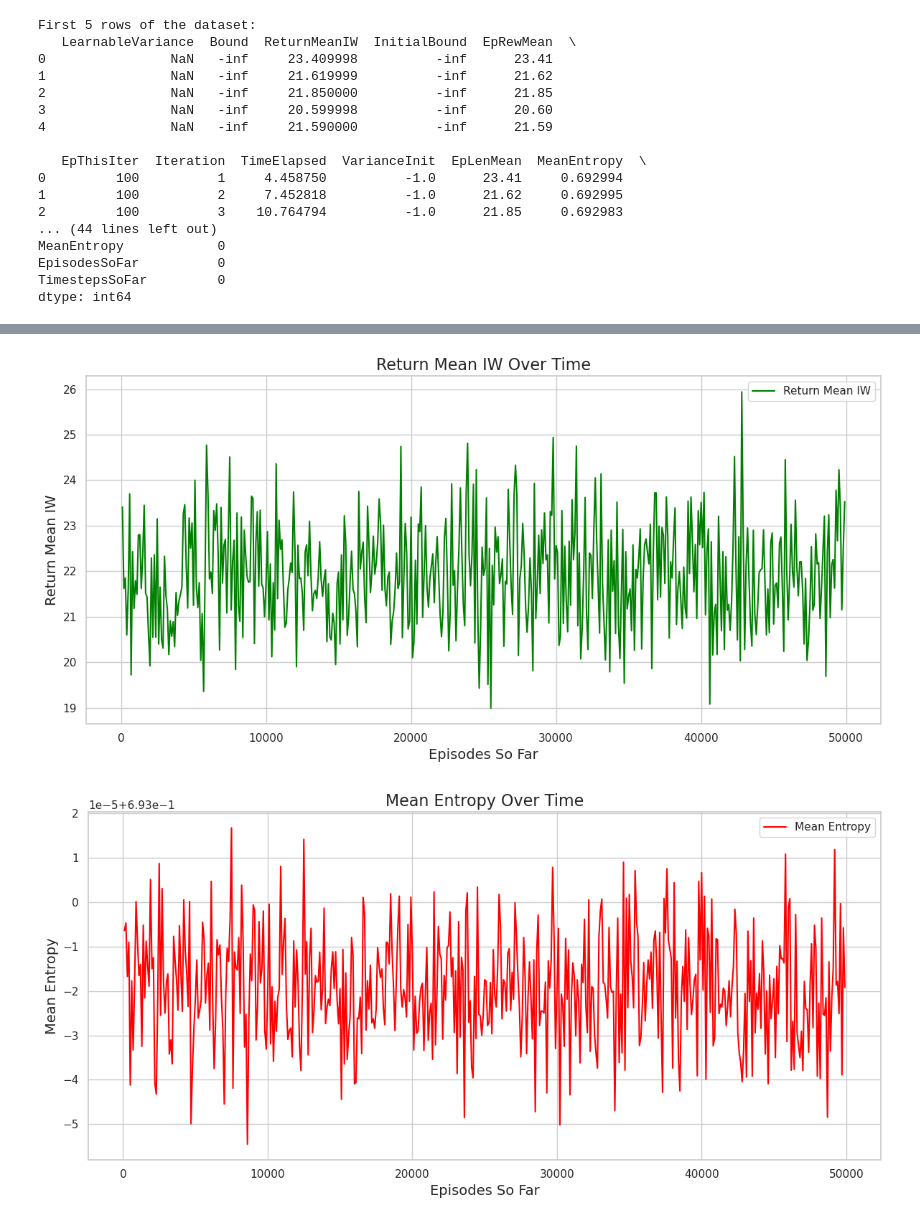
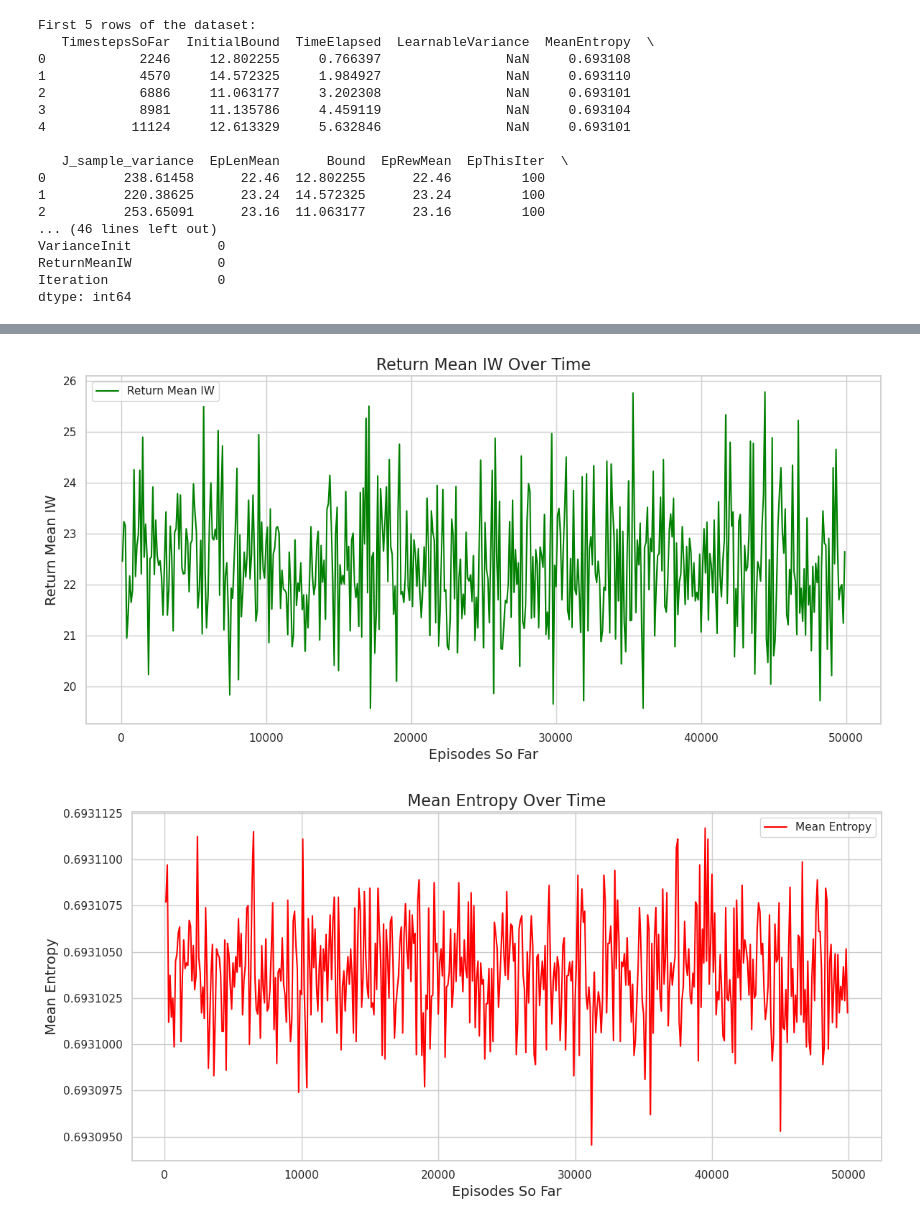
Before and after one commit to CVC-Lab/uai2023, a Jupyter notebook: output.ipynb, the cells around one changed output, grey strips where cells are left out. Drawn from its saved outputs; the diff is of its cells as text; code cells hidden in the pictures.

```diff
--- a/output.ipynb
+++ b/output.ipynb
@@ -7,7 +7,7 @@ import seaborn as sns
 # 1. Load the Data
 # -----------------------------
 # Replace 'data.csv' with the path to your CSV file if it's in a different directory
-data = pd.read_csv('logs/RLLAB.CARTPOLE_delta=0.4_seed=0_1726812261.6706479.csv')
+data = pd.read_csv('logs/RLLAB.CARTPOLE_delta=0.4_seed=0_1726853861.1413713.csv')
 
 # Display the first few rows to verify
 print("First 5 rows of the dataset:")
@@ -120,19 +120,19 @@ plt.tight_layout()
 plt.show()
 # %% [output]
 First 5 rows of the dataset:
-   LearnableVariance  Bound  ReturnMeanIW  InitialBound  EpRewMean  \
-0                NaN   -inf     23.409998          -inf      23.41
-1                NaN   -inf     21.619999          -inf      21.62
-2                NaN   -inf     21.850000          -inf      21.85
-3                NaN   -inf     20.599998          -inf      20.60
-4                NaN   -inf     21.590000          -inf      21.59
+   TimestepsSoFar  InitialBound  TimeElapsed  LearnableVariance  MeanEntropy  \
+0            2246     12.802255     0.766397                NaN     0.693108
+1            4570     14.572325     1.984927                NaN     0.693110
+2            6886     11.063177     3.202308                NaN     0.693101
+3            8981     11.135786     4.459119                NaN     0.693104
+4           11124     12.613329     5.632846                NaN     0.693101
 
-   EpThisIter  Iteration  TimeElapsed  VarianceInit  EpLenMean  MeanEntropy  \
-0         100          1     4.458750          -1.0      23.41     0.692994
-1         100          2     7.452818          -1.0      21.62     0.692995
-2         100          3    10.764794          -1.0      21.85     0.692983
-... (44 lines left out)
-MeanEntropy            0
-EpisodesSoFar          0
-TimestepsSoFar         0
+   J_sample_variance  EpLenMean      Bound  EpRewMean  EpThisIter  \
+0          238.61458      22.46  12.802255      22.46         100
+1          220.38625      23.24  14.572325      23.24         100
+2          253.65091      23.16  11.063177      23.16         100
+... (46 lines left out)
+VarianceInit           0
+ReturnMeanIW           0
+Iteration              0
 dtype: int64
@@ -141,2 +141,2 @@ dtype: int64
-[figure, old version]
+[figure, new version]
-[figure, old version]
+[figure, new version]
```
Also changed, not shown: parts of 6 cells of this notebook.
